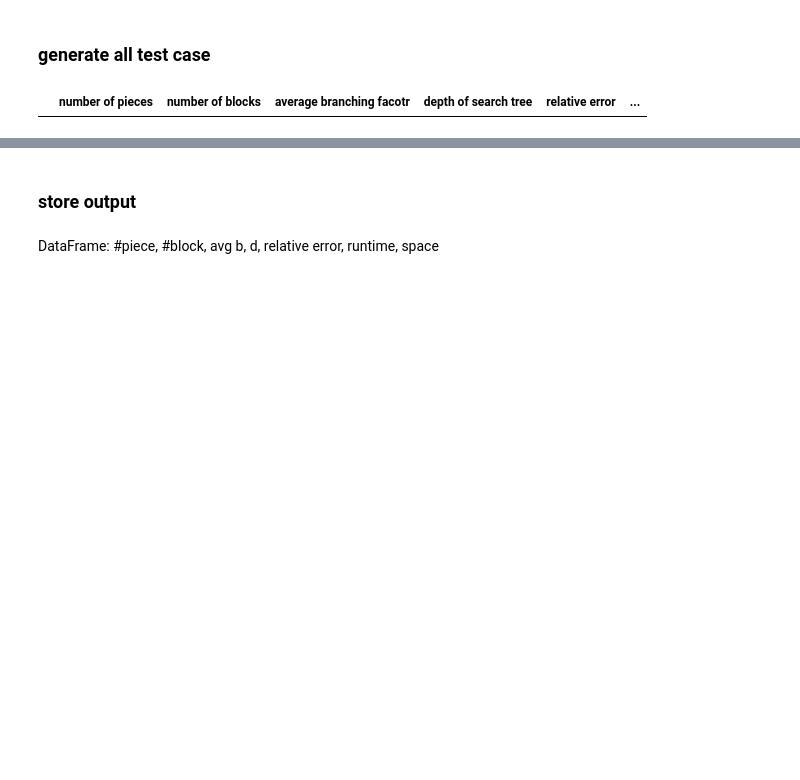
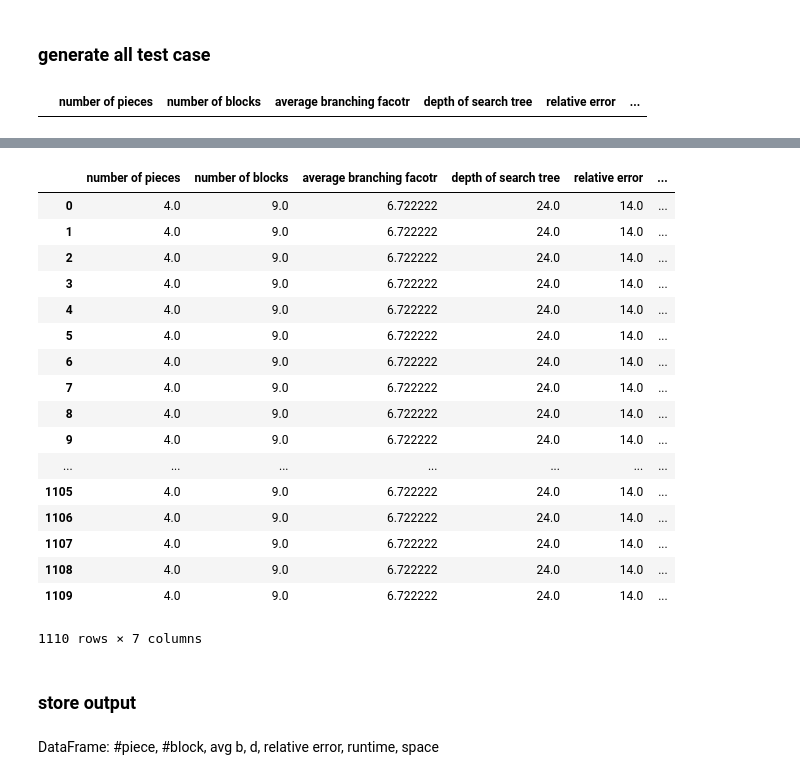
Before and after one commit to yangxvlin/Board-Game-Chexer-AI, a Jupyter notebook: project1/report.ipynb, the cells around one changed output, grey strips where cells are left out. Cells and saved outputs as stored; diff of their text form; code cells hidden in the pictures; blank space fills up the shorter version.

```diff
--- a/project1/report.ipynb
+++ b/project1/report.ipynb
@@ -179,6 +182,7 @@ def print_file(file):
         print()
 # %%
 index = 0
+root_path = os.getcwd()
 for np in range(1, 2):
     path = './fullTestCase/' + str(np) + 'p'
     print(os.getcwd())
@@ -189,7 +193,7 @@ for np in range(1, 2):
         for i in range(len(files)):
 
             fn = files[i]
-
+            print(fn)
             def total_test():
                 call([PYTHON, PYTHON_FILE, fn])
 
@@ -197,7 +201,7 @@ for np in range(1, 2):
             # print(time, "(ms)")
 
             bad_file = False
-            with open('output.txt', 'r') as the_file:
+            with open(root_path + '\\output.txt', 'r') as the_file:
                 # d, avg b, delta, #piece, #block
                 temp = []
                 for line in the_file:
@@ -233,3 +266,24 @@ FileNotFoundError: [Errno 2] No such file or directory: 'output.txt'
+# %%
+df
+# %% [output]
+|  | number of pieces | number of blocks | average branching facotr | depth of search tree | relative error | ... |
+| 0 | 4.0 | 9.0 | 6.722222 | 24.0 | 14.0 | ... |
+| 1 | 4.0 | 9.0 | 6.722222 | 24.0 | 14.0 | ... |
+| 2 | 4.0 | 9.0 | 6.722222 | 24.0 | 14.0 | ... |
+| 3 | 4.0 | 9.0 | 6.722222 | 24.0 | 14.0 | ... |
+| 4 | 4.0 | 9.0 | 6.722222 | 24.0 | 14.0 | ... |
+| 5 | 4.0 | 9.0 | 6.722222 | 24.0 | 14.0 | ... |
+| 6 | 4.0 | 9.0 | 6.722222 | 24.0 | 14.0 | ... |
+| 7 | 4.0 | 9.0 | 6.722222 | 24.0 | 14.0 | ... |
+| 8 | 4.0 | 9.0 | 6.722222 | 24.0 | 14.0 | ... |
+| 9 | 4.0 | 9.0 | 6.722222 | 24.0 | 14.0 | ... |
+| ... | ... | ... | ... | ... | ... | ... |
+| 1105 | 4.0 | 9.0 | 6.722222 | 24.0 | 14.0 | ... |
+| 1106 | 4.0 | 9.0 | 6.722222 | 24.0 | 14.0 | ... |
+| 1107 | 4.0 | 9.0 | 6.722222 | 24.0 | 14.0 | ... |
+| 1108 | 4.0 | 9.0 | 6.722222 | 24.0 | 14.0 | ... |
+| 1109 | 4.0 | 9.0 | 6.722222 | 24.0 | 14.0 | ... |
+1110 rows × 7 columns
 # %% [markdown]
 ### store output
 # %% [markdown]
```
Also changed, not shown: parts of 3 cells of this notebook.
